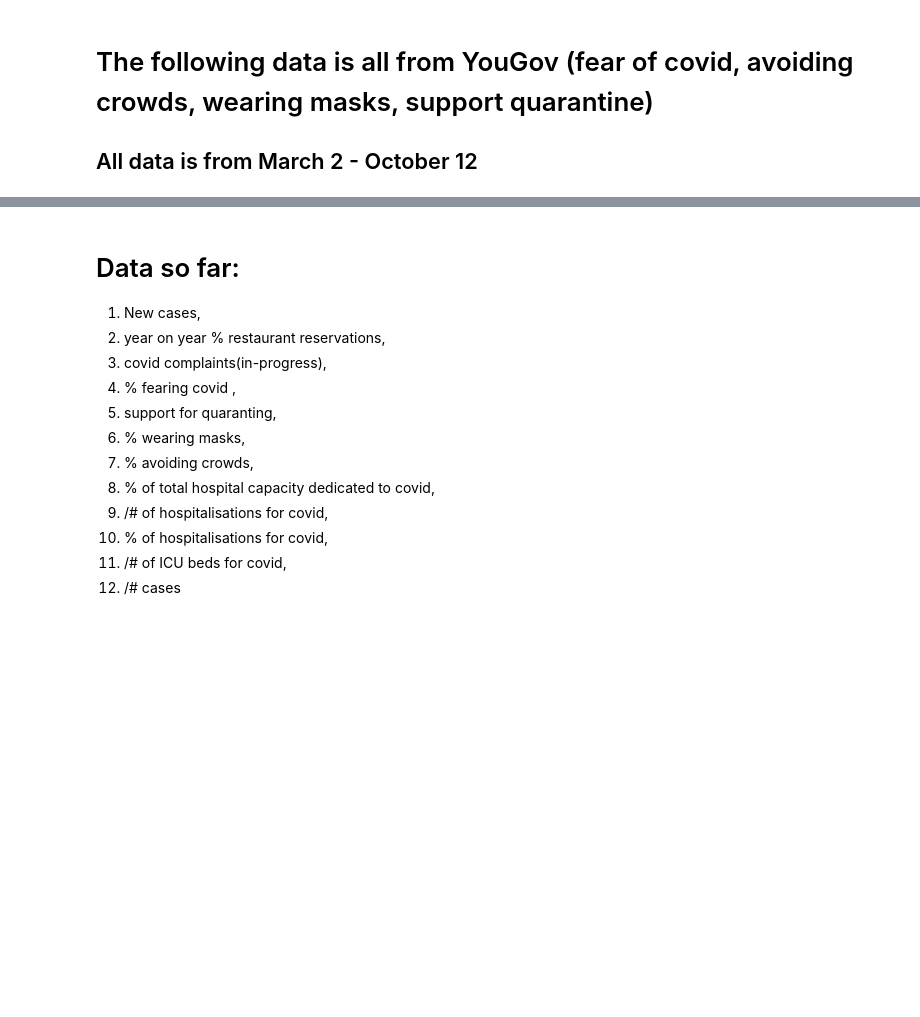
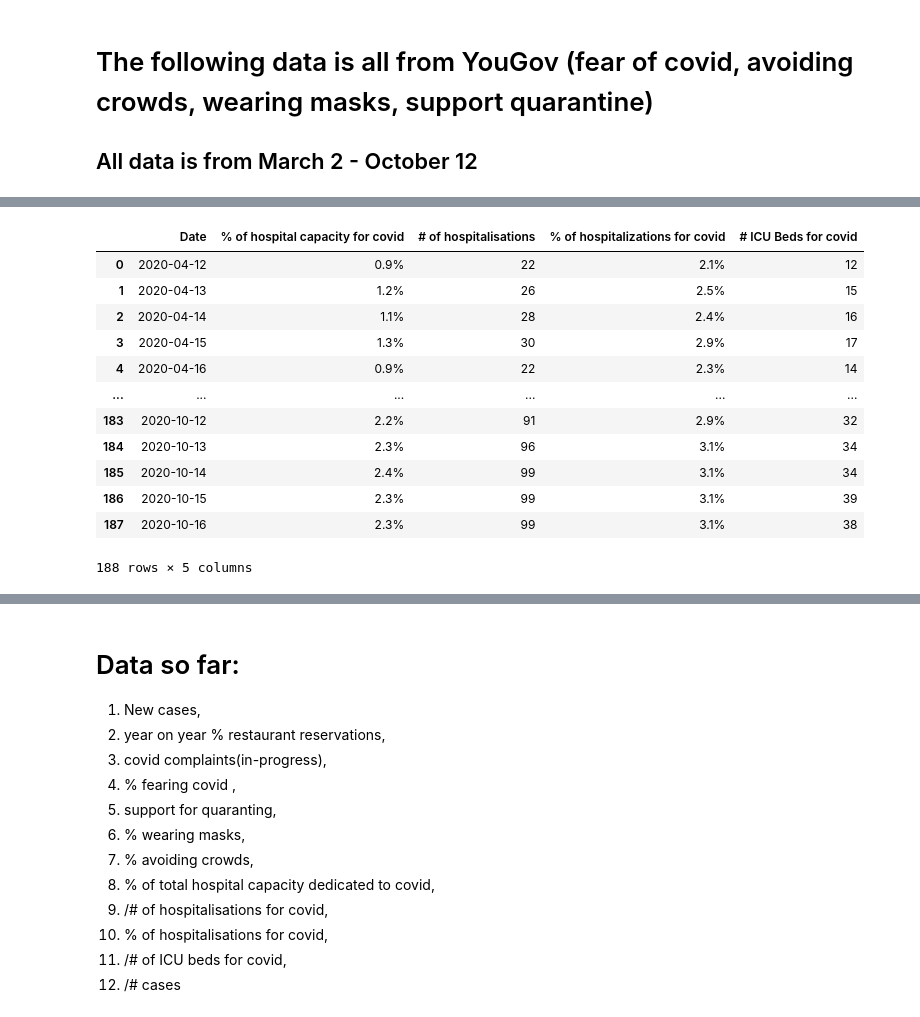
Before and after one commit to oaimtiaz/dell-datathon, a Jupyter notebook: Datahon.ipynb, the cells around one changed output, grey strips where cells are left out. Drawn from its saved outputs; the diff is of its cells as text; code cells hidden in the pictures; blank space fills up the shorter version.

```diff
--- a/Datahon.ipynb
+++ b/Datahon.ipynb
@@ -85,6 +152,21 @@ avoiding_crowds = pd.read_csv("avoid-crowds.csv")
 # %%
 # From DSHS and Austin - Travis County COVID-19 Dashboard Public Datasets
 hospital_data = pd.read_csv("hospital-data.csv")
+hospital_data
+# %% [output]
+|  | Date | % of hospital capacity for covid | # of hospitalisations | % of hospitalizations for covid | # ICU Beds for covid |
+| 0 | 2020-04-12 | 0.9% | 22 | 2.1% | 12 |
+| 1 | 2020-04-13 | 1.2% | 26 | 2.5% | 15 |
+| 2 | 2020-04-14 | 1.1% | 28 | 2.4% | 16 |
+| 3 | 2020-04-15 | 1.3% | 30 | 2.9% | 17 |
+| 4 | 2020-04-16 | 0.9% | 22 | 2.3% | 14 |
+| ... | ... | ... | ... | ... | ... |
+| 183 | 2020-10-12 | 2.2% | 91 | 2.9% | 32 |
+| 184 | 2020-10-13 | 2.3% | 96 | 3.1% | 34 |
+| 185 | 2020-10-14 | 2.4% | 99 | 3.1% | 34 |
+| 186 | 2020-10-15 | 2.3% | 99 | 3.1% | 39 |
+| 187 | 2020-10-16 | 2.3% | 99 | 3.1% | 38 |
+188 rows × 5 columns
 # %%
 # Case counts: Austin Travis County COVID19 Daily Counts (Public View)
 total_cases = pd.read_csv("total-cases.csv")
```
Also changed, not shown: parts of 8 cells of this notebook, 1 other file.
